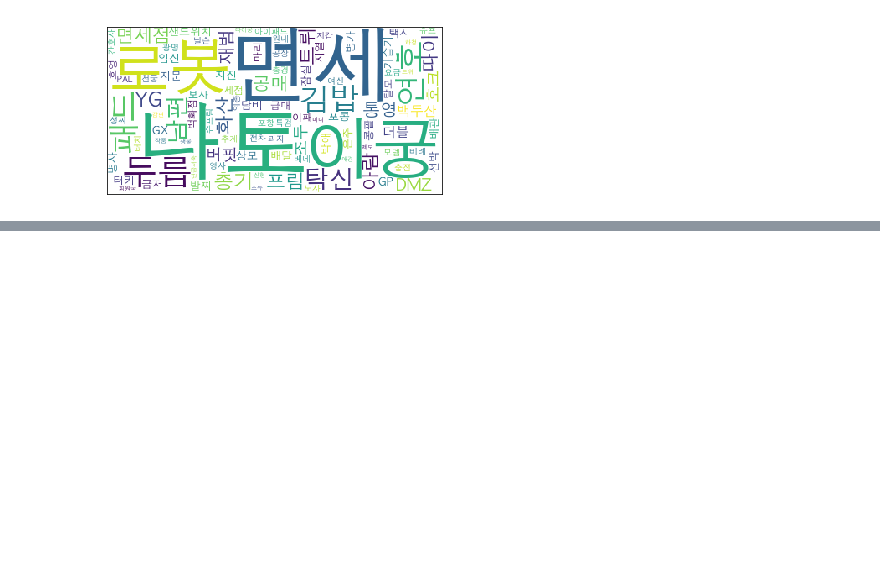
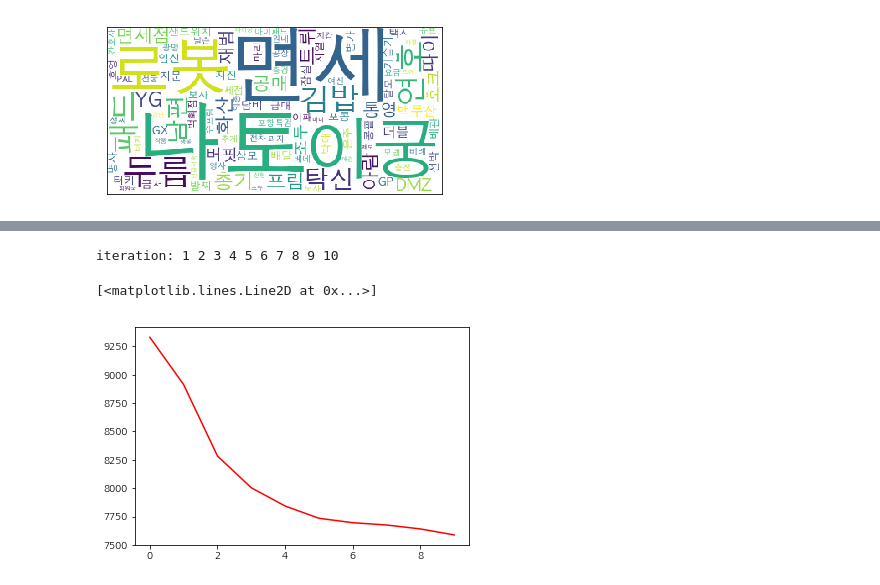
Before and after one commit to sungalex/nlp, a Jupyter notebook: lecture30-project6-뉴스데이터_클러스터_시각화.ipynb, the cells around one changed output, grey strips where cells are left out. Saved outputs shown, nothing was run; the diff lists cells and outputs as text; code cells hidden in the pictures; blank space fills up the shorter version.

```diff
--- a/lecture30-project6-뉴스데이터_클러스터_시각화.ipynb
+++ b/lecture30-project6-뉴스데이터_클러스터_시각화.ipynb
@@ -402,0 +419,15 @@ for _ in range(len(topic)):
+# %%
+# 각각의 문서를 길이가 동일한 다차원 벡터로 만들기 (크기는 전체 Vocabulary 크기)
+N = len(global_document)   # 전체 document 수
+V = len(twm)   # term의 전체 차원 수(vocabulary 수)
+K = 6
+
+doc = [_ for _ in global_document]
+voc = [_ for _ in global_lexicon.keys()]
+
+# docVector = list(list(0.0 for _ in range(V)) for _ in range(N))
+docVector = np.zeros(N * V).reshape(N, V)
+
+for t_idx, (term, file_weights) in enumerate(twm.items()):
+    for f_idx, (filename, weight) in enumerate(file_weights.items()):
+        docVector[f_idx][t_idx] = weight
@@ -402,0 +436,34 @@ for _ in range(len(topic)):
+# %%
+sseList = list()
+cluster = docVector[[np.random.randint(N) for _ in np.arange(K)]]    # 실행할 때 마다 초기화 해줘야 함 (재실행을 대비해서 다시 추가함)
+
+iter_count = 10
+
+print("iteration:", end=" ")
+for _ in range(iter_count):
+    print(_ + 1, end=" ")
+    rnk = np.zeros(N * V).reshape(N, V)
+
+    for i, d in enumerate(docVector):
+        c = expectation(d, clusters=cluster, k=K, cos=False)
+        # cosine 함수의 경우 "RuntimeWarning: invalid value encountered in double_scalars" 메시지 출력됨 (cosine 함수 수정 필요!!!)
+        # => cosine 보다 euclidian이 더 적절한 clustering 모습을 보임
+        rnk[i][c] = 1
+
+    _sum = 0.0
+
+    for j, c in enumerate(cluster):
+        dataset = [docVector[i] for i in range(N) if rnk[i][j] == 1]
+        _sum += sse(dataset, c)
+        cluster[j] = maximization(dataset)
+
+    sseList.append(_sum)
+
+cluster = np.nan_to_num(cluster)    # nan, inf 값을 숫자로 변환  : inf, -inf, nan => [1.79769313e+308,  -1.79769313e+308,   0.00000000e+000]
+# %% [output]
+iteration: 1 2 3 4 5 6 7 8 9 10
+# %%
+plt.plot(range(len(sseList)), sseList, "r-")
+# %% [output]
+[<matplotlib.lines.Line2D at 0x...>]
+[figure, added]
```
Also changed, not shown: parts of 11 cells of this notebook.
